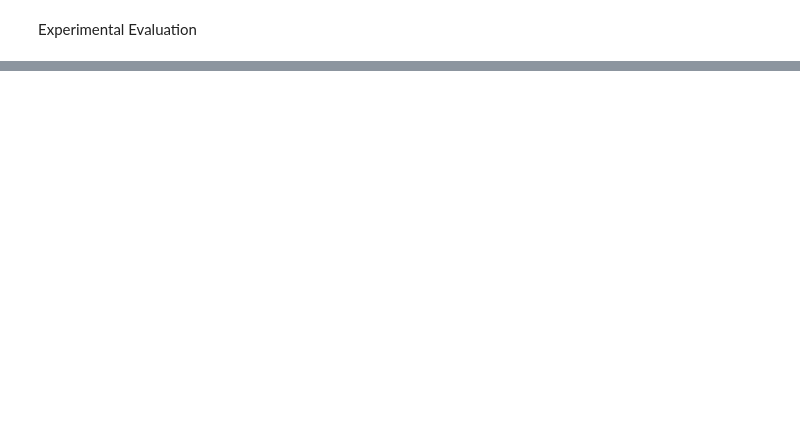
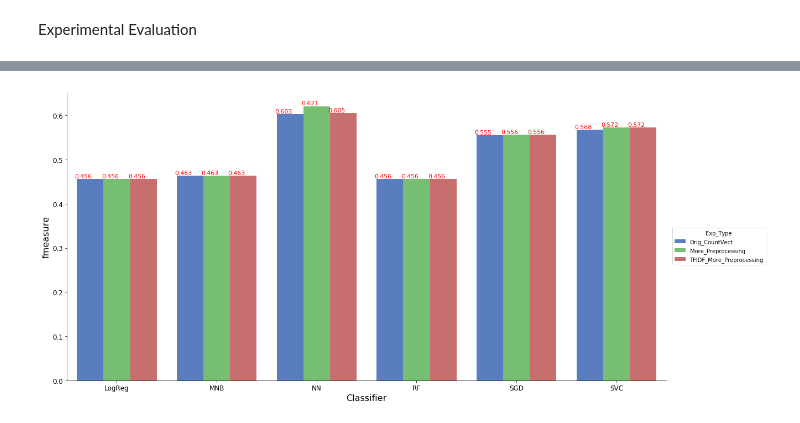
Before and after one commit to abhishek9sharma/TwitterAnalysis, a Jupyter notebook: Text_Classification_Models.ipynb, the cells around one changed output, grey strips where cells are left out. Drawn from its saved outputs; the diff is of its cells as text; code cells hidden in the pictures; blank space fills up the shorter version.

```diff
--- a/Text_Classification_Models.ipynb
+++ b/Text_Classification_Models.ipynb
@@ -222,0 +442,10 @@ RunExp(classifiers, candidate_data['text_features'], candidate_data['sentiment']
+# %%
+# Code: TFIDF WITH NeW FEATURES
+vectype = TfidfVectorizer(min_df=2, max_df=0.5, ngram_range=(1, 2))
+Res3 = Dicttodataframe(RunAnyVec(classifiers,exp_data_k_folds,'text_features_new', vectype),'Classifier')
+Res3['Exp_Type'] = 'TFIDF_More_Preprocessing'
+DF = pd.concat([DF,Res3])
+DF.index = range(len(DF.index))
+PlotRes(DF,'fmeasure', fontin = 11)
+# %% [output]
+[figure, added]
```
Also changed, not shown: parts of 35 cells of this notebook.
